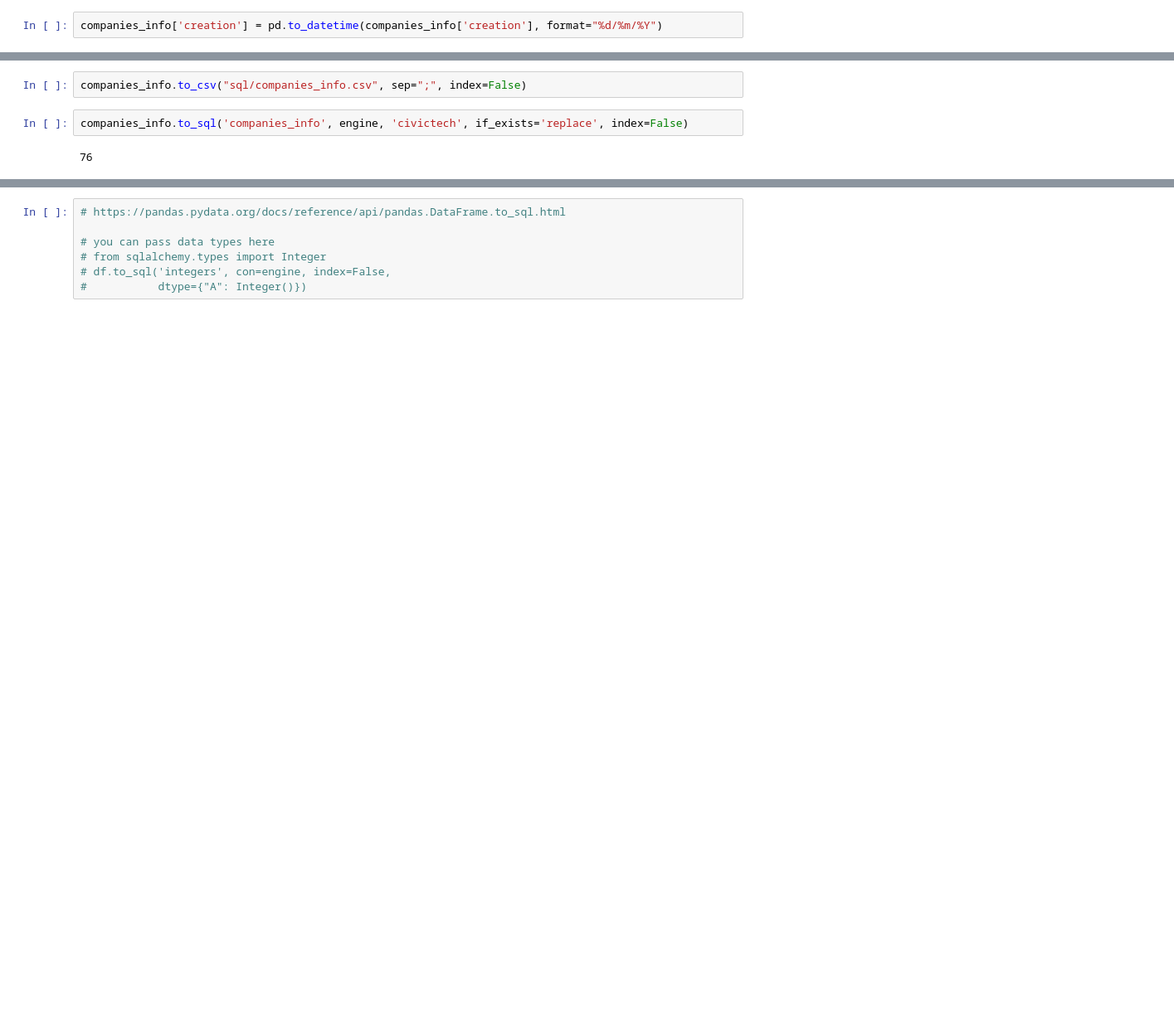
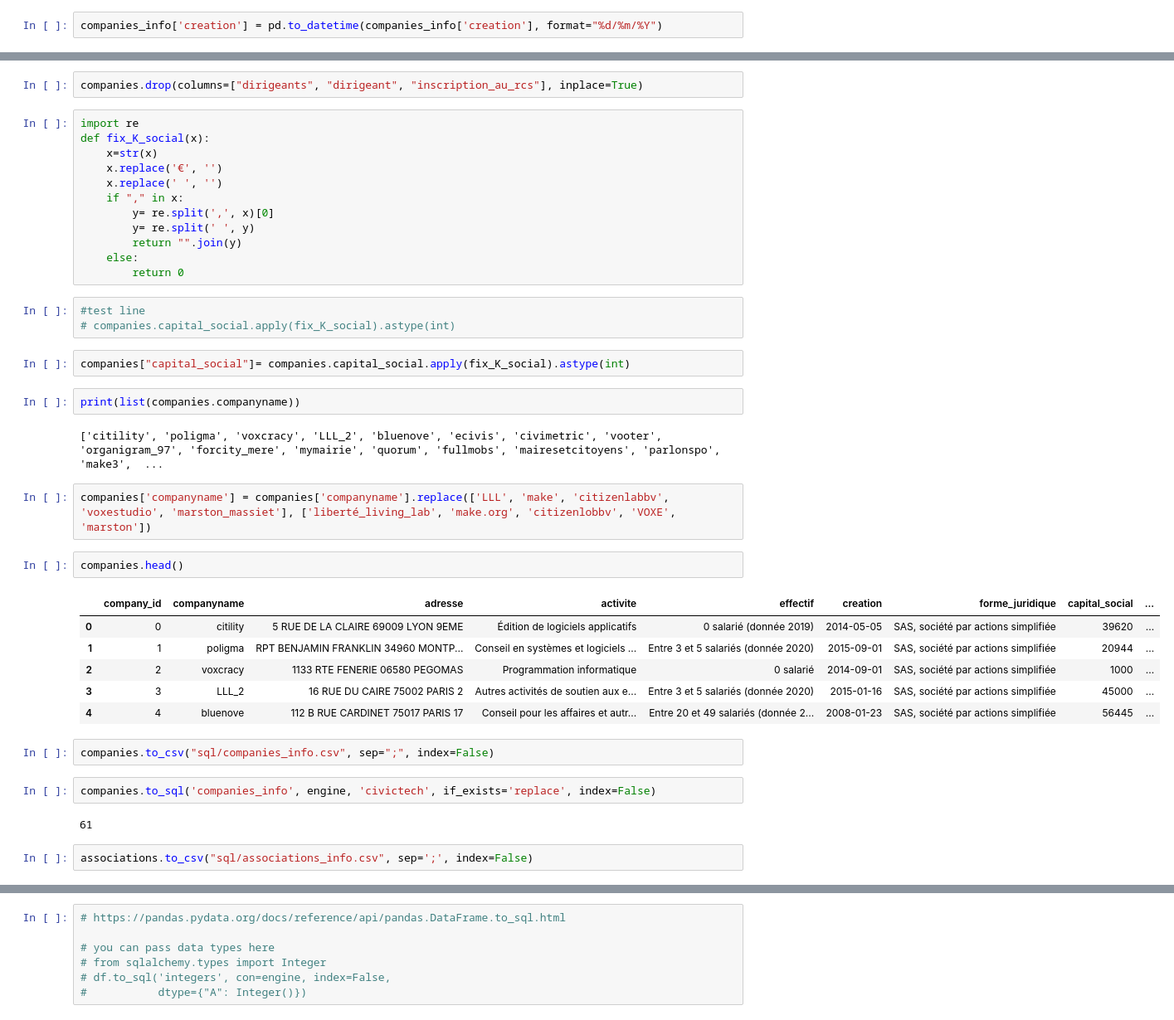
Before and after one commit to tatdef/IH_final_project, a Jupyter notebook: going_to_sql.ipynb, the cells around one changed output, grey strips where cells are left out. Shown at 83% size. Saved outputs shown, nothing was run; the diff lists cells and outputs as text; blank space fills up the shorter version.

Commit message:
data cleaning done for now and ngo split

```diff
--- a/going_to_sql.ipynb
+++ b/going_to_sql.ipynb
@@ -371,6 +426,42 @@ companies_info['creation'] = pd.to_datetime(companies_info['creation'], format="
+# %%
+companies.drop(columns=["dirigeants", "dirigeant", "inscription_au_rcs"], inplace=True)
+# %%
+import re
+def fix_K_social(x):
+    x=str(x)
+    x.replace('€', '')
+    x.replace(' ', '')
+    if "," in x:
+        y= re.split(',', x)[0]
+        y= re.split(' ', y)
+        return "".join(y)
+    else:
+        return 0
+# %%
+#test line
+# companies.capital_social.apply(fix_K_social).astype(int)
+# %%
+companies["capital_social"]= companies.capital_social.apply(fix_K_social).astype(int)
+# %%
+print(list(companies.companyname))
+# %% [output]
+['citility', 'poligma', 'voxcracy', 'LLL_2', 'bluenove', 'ecivis', 'civimetric', 'vooter', 'organigram_97', 'forcity_mere', 'mymairie', 'quorum', 'fullmobs', 'mairesetcitoyens', 'parlonspo', 'make3',  ...
+# %%
+companies['companyname'] = companies['companyname'].replace(['LLL', 'make', 'citizenlabbv', 'voxestudio', 'marston_massiet'], ['liberté_living_lab', 'make.org', 'citizenlobbv', 'VOXE', 'marston'])
+# %%
+companies.head()
+# %% [output]
+|  | company_id | companyname | adresse | activite | effectif | creation | forme_juridique | capital_social | ... |
+| 0 | 0 | citility | 5 RUE DE LA CLAIRE 69009 LYON 9EME | Édition de logiciels applicatifs | 0 salarié (donnée 2019) | 2014-05-05 | SAS, société par actions simplifiée | 39620 | ... |
+| 1 | 1 | poligma | RPT BENJAMIN FRANKLIN 34960 MONTP... | Conseil en systèmes et logiciels ... | Entre 3 et 5 salariés (donnée 2020) | 2015-09-01 | SAS, société par actions simplifiée | 20944 | ... |
+| 2 | 2 | voxcracy | 1133 RTE FENERIE 06580 PEGOMAS | Programmation informatique | 0 salarié | 2014-09-01 | SAS, société par actions simplifiée | 1000 | ... |
+| 3 | 3 | LLL_2 | 16 RUE DU CAIRE 75002 PARIS 2 | Autres activités de soutien aux e... | Entre 3 et 5 salariés (donnée 2020) | 2015-01-16 | SAS, société par actions simplifiée | 45000 | ... |
+| 4 | 4 | bluenove | 112 B RUE CARDINET 75017 PARIS 17 | Conseil pour les affaires et autr... | Entre 20 et 49 salariés (donnée 2... | 2008-01-23 | SAS, société par actions simplifiée | 56445 | ... |
 # %%
-companies_info.to_csv("sql/companies_info.csv", sep=";", index=False)
+companies.to_csv("sql/companies_info.csv", sep=";", index=False)
 # %%
-companies_info.to_sql('companies_info', engine, 'civictech', if_exists='replace', index=False)
+companies.to_sql('companies_info', engine, 'civictech', if_exists='replace', index=False)
 # %% [output]
-76
+61
+# %%
+associations.to_csv("sql/associations_info.csv", sep=';', index=False)
```
Also changed, not shown: parts of 23 cells of this notebook, 3 other files.
